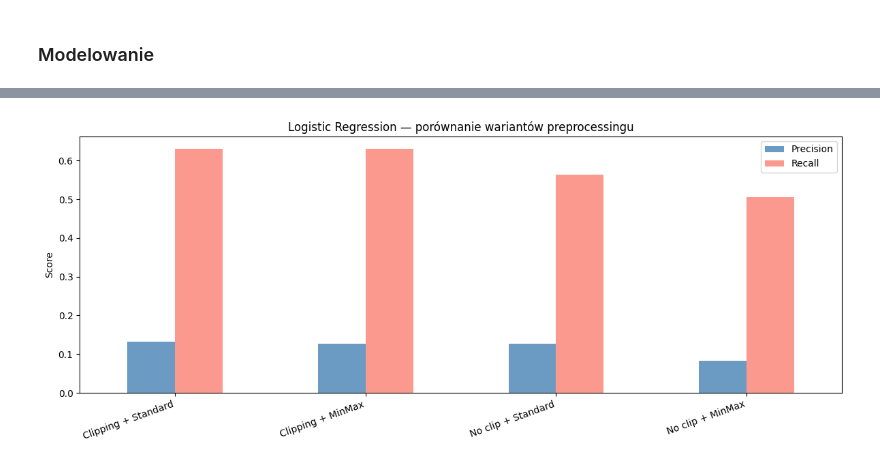
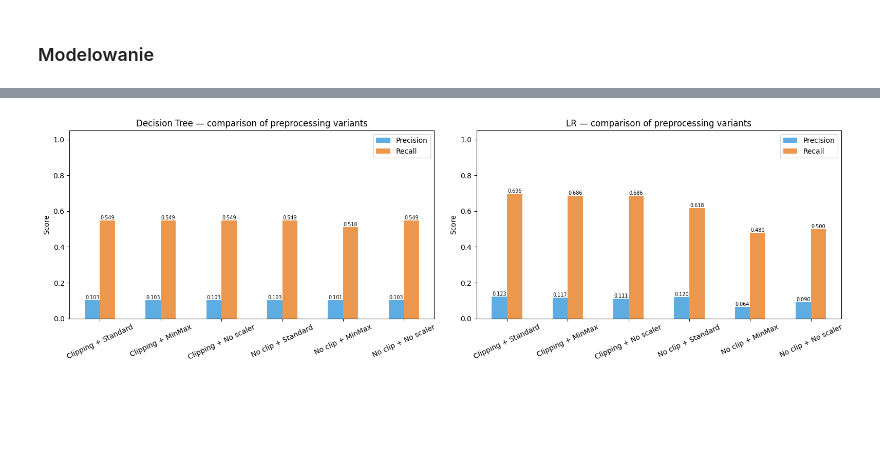
Before and after one commit to mikolaj-olesinski/Machine-Learning-PWR, a Jupyter notebook: lista1/lab1.ipynb, the cells around one changed output, grey strips where cells are left out. Cells and saved outputs as stored; diff of their text form; code cells hidden in the pictures; blank space fills up the shorter version.

```diff
--- a/lista1/lab1.ipynb
+++ b/lista1/lab1.ipynb
@@ -452,7 +479,6 @@ X_test_before_clip = X_test.copy()
 lower = Q1 - 1.5 * IQR
 upper = Q3 + 1.5 * IQR
 
-# Top 3 cechy z największym % outlierów
 top3_cols = outlier_pct.head(3).index.tolist()
 
 X_train_clipped = X_train.clip(lower=lower, upper=upper, axis=1)
@@ -462,16 +488,16 @@ fig, axes = plt.subplots(2, 3, figsize=(14, 7))
 
 for col_idx, col in enumerate(top3_cols):
     for row_idx, (data, title) in enumerate([
-        (X_train[col], 'Before clipping'),
+        (X_train[col],         'Before clipping'),
         (X_train_clipped[col], 'After clipping'),
     ]):
         ax = axes[row_idx, col_idx]
-        ax.boxplot(data.dropna(), showfliers=True, patch_artist=True,
-                   boxprops=dict(facecolor='steelblue', alpha=0.5))
+        ax.hist(data.dropna(), bins=50, color='steelblue', alpha=0.8)
         ax.set_title(f'{col} — {title}')
-        ax.set_ylabel('Wartość')
+        ax.set_xlabel('Wartość')
+        ax.set_ylabel('Liczba próbek')
 
-plt.suptitle('Przed i po clippingu — top 3 cechy z największą liczbą outlierów', fontsize=13)
+plt.suptitle('Before and after clipping — top 3 features with the most outliers', fontsize=13)
 plt.tight_layout()
 plt.show()
 # %% [output]
@@ -662,9 +671,9 @@ F1:        0.220
 # %%
-from sklearn.metrics import confusion_matrix
-
 fig, axes = plt.subplots(1, 2, figsize=(12, 4))
 
-for ax, y_pred, name in zip(axes, [y_pred_rf, y_pred_lr], ['Random Forest', 'Logistic Regression']):
+for ax, y_pred, name in zip(axes,
+                             [y_pred_dt,  y_pred_lr],
+                             ['Decision Tree', 'Logistic Regression']):
     cm = confusion_matrix(y_test, y_pred)
     sns.heatmap(cm, annot=True, fmt='d', cmap='Blues', ax=ax,
                 xticklabels=['OK', 'Bankrupt'],
@@ -692,45 +689,51 @@ plt.show()
 # %%
-from sklearn.preprocessing import MinMaxScaler
+prep_variants = [
+    ('Clipping + Standard',  X_train,             X_test,             StandardScaler()),
+    ('Clipping + MinMax',    X_train,             X_test,             MinMaxScaler()),
+    ('Clipping + No scaler', X_train,             X_test,             FunctionTransformer()),
+    ('No clip + Standard',   X_train_before_clip, X_test_before_clip, StandardScaler()),
+    ('No clip + MinMax',     X_train_before_clip, X_test_before_clip, MinMaxScaler()),
+    ('No clip + No scaler',  X_train_before_clip, X_test_before_clip, FunctionTransformer()),
+]
 
-X_train_clip_minmax = MinMaxScaler().fit_transform(X_train)
-X_test_clip_minmax = MinMaxScaler().fit(X_train).transform(X_test)
+models_cfg = [
+    ('Decision Tree', DecisionTreeClassifier(max_depth=3, class_weight='balanced', random_state=2137)),
+    ('LR',            LogisticRegression(C=1, class_weight='balanced', solver='lbfgs',
+                                         max_iter=5000, random_state=42)),
+]
 
-results = {}
+results_prep = {'Decision Tree': {}, 'LR': {}}
 
-variants = {
-    'Clipping + Standard': (X_train_scaled, X_test_scaled),
-    'Clipping + MinMax':   (X_train_clip_minmax, X_test_clip_minmax),
-    'No clip + Standard':  (
-        StandardScaler().fit_transform(X_train_before_clip),
-        StandardScaler().fit(X_train_before_clip).transform(X_test_before_clip)
-    ),
-    'No clip + MinMax': (
-        MinMaxScaler().fit_transform(X_train_before_clip),
-        MinMaxScaler().fit(X_train_before_clip).transform(X_test_before_clip)
-    ),
-}
+for prep_name, X_tr, X_te, scaler in tqdm(prep_variants, desc="Preprocessing variants"):
+    for model_name, model_obj in models_cfg:
+        pipe = Pipeline([('scaler', scaler), ('model', clone(model_obj))])
+        with warnings.catch_warnings():
+            warnings.simplefilter('ignore', ConvergenceWarning)
+            pipe.fit(X_tr, y_train)
+        y_pred = pipe.predict(X_te)
+        results_prep[model_name][prep_name] = {
+            'Accuracy':  accuracy_score(y_test, y_pred),
+            'Precision': precision_score(y_test, y_pred, zero_division=0),
+            'Recall':    recall_score(y_test, y_pred, zero_division=0),
+        }
 
-for variant_name, (X_tr, X_te) in variants.items():
-    model = LogisticRegression(random_state=42)
-    model.set_params(**{k: v for k, v in grid_lr.best_params_.items() if k in model.get_params()})
-    model.fit(X_tr, y_train)
-    y_pred = model.predict(X_te)
-    results[variant_name] = {
-        'Accuracy':  accuracy_score(y_test, y_pred),
-        'Precision': precision_score(y_test, y_pred, zero_division=0),
-        'Recall':    recall_score(y_test, y_pred, zero_division=0),
-    }
+fig, axes = plt.subplots(1, 2, figsize=(16, 5))
+for ax, model_name in zip(axes, ['Decision Tree', 'LR']):
+    df = pd.DataFrame(results_prep[model_name]).T.round(3)
+    print(f"\n=== {model_name} — preprocessing ===")
+    print(df.to_string())
+    df[['Precision', 'Recall']].plot.bar(
+        ax=ax, color=['#3498db', '#e67e22'], alpha=0.8)
+    ax.set_title(f'{model_name} — comparison of preprocessing variants')
+    ax.set_ylabel('Score')
+    ax.set_ylim(0, 1.05)
+    ax.tick_params(axis='x', rotation=25)
+    ax.legend()
+    for p in ax.patches:
+        ax.annotate(f'{p.get_height():.3f}',
+                    (p.get_x() + p.get_width() / 2, p.get_height()),
+                    ha='center', va='bottom', fontsize=7)
 
-results_df = pd.DataFrame(results).T.round(3)
-print(results_df.to_string())
-
-results_df[['Precision', 'Recall']].plot.bar(
-    figsize=(12, 5), color=['steelblue', 'salmon'], alpha=0.8
-)
-plt.title('Logistic Regression — porównanie wariantów preprocessingu')
-plt.ylabel('Score')
-plt.xticks(rotation=20, ha='right')
-plt.legend()
 plt.tight_layout()
 plt.show()
 # %% [output]
@@ -742,2 +757,2 @@ No clip + MinMax         0.68       0.08    0.51
-[figure, old version]
+[figure, new version]
 # %%
```
Also changed, not shown: parts of 26 cells of this notebook, 2 other files.
